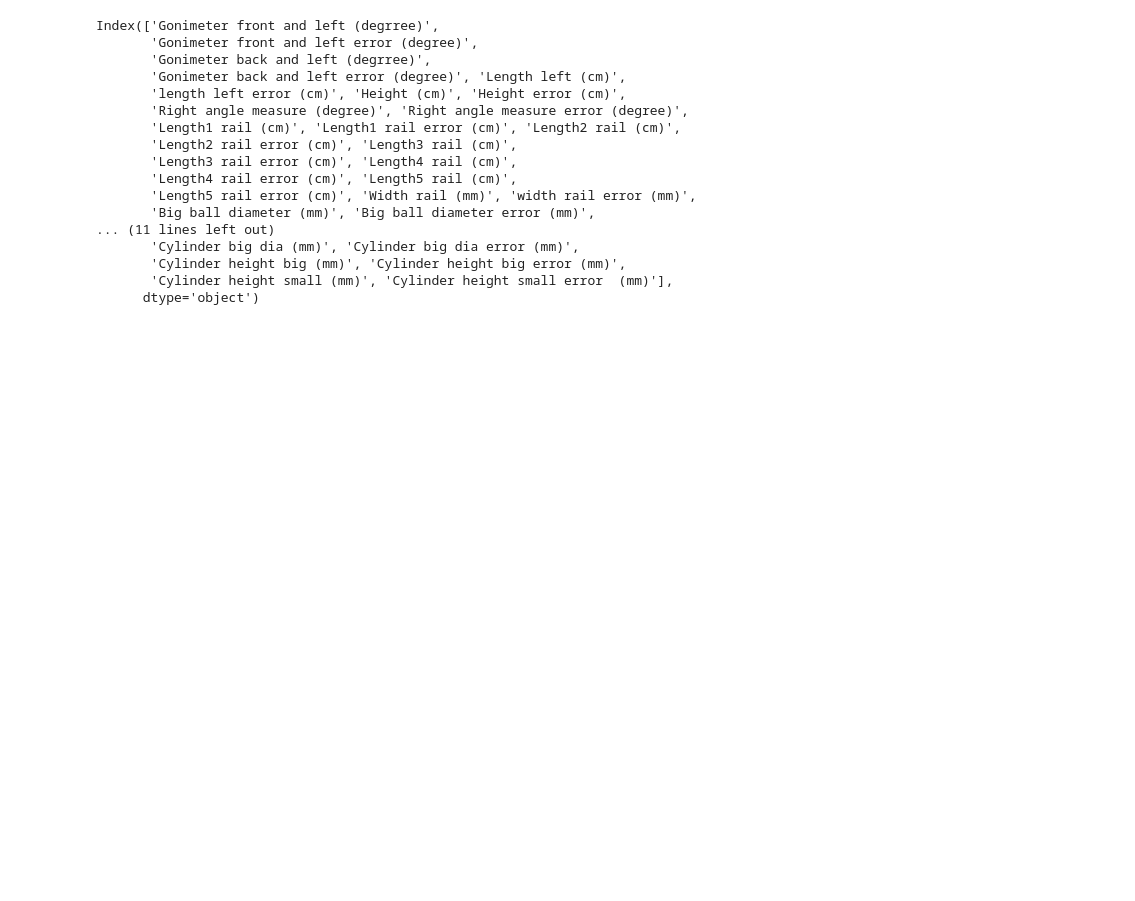
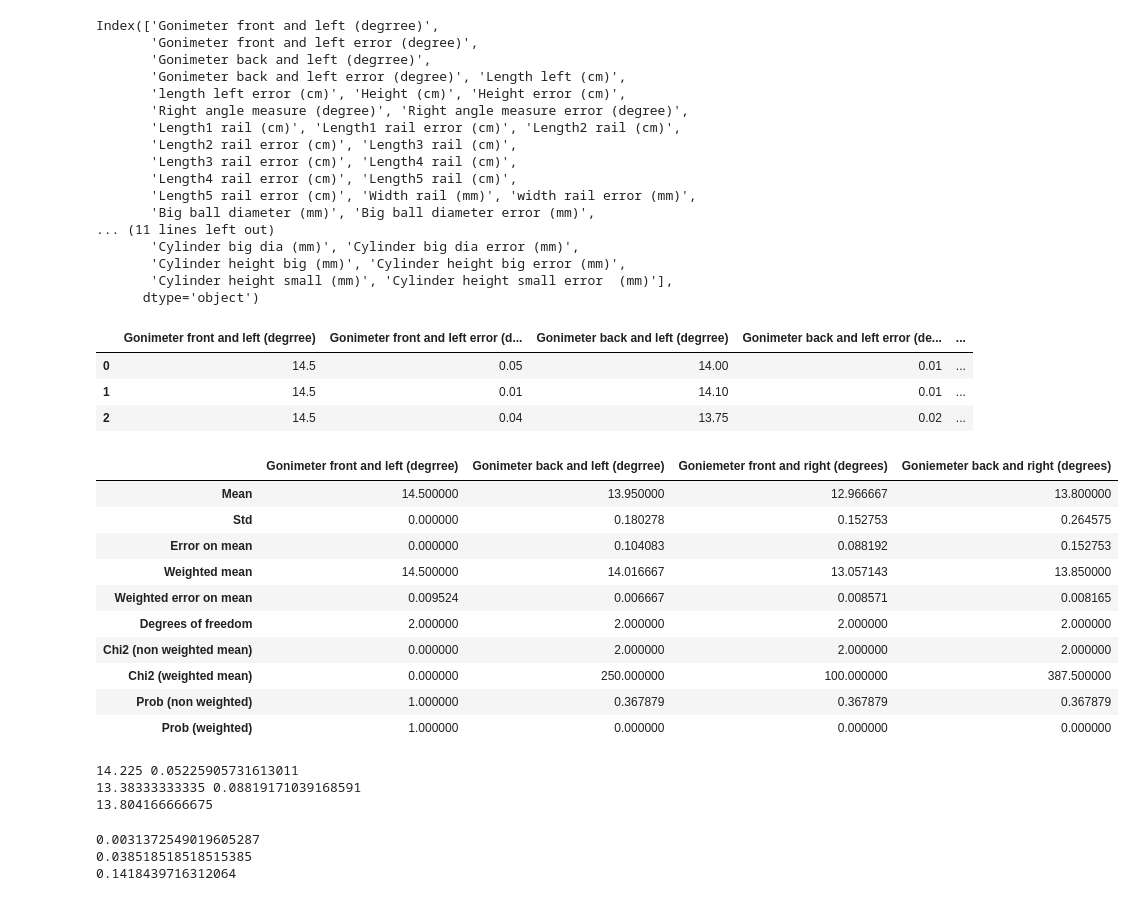
Before and after one commit to PhilKofoed/AppStat2022, a Jupyter notebook: Philip/Ballonincline/Balloninclineclac.ipynb, the cells around one changed output. Drawn from its saved outputs; the diff is of its cells as text; code cells hidden in the pictures; blank space fills up the shorter version.

Commit message:
Done ball analysis

```diff
--- a/Philip/Ballonincline/Balloninclineclac.ipynb
+++ b/Philip/Ballonincline/Balloninclineclac.ipynb
@@ -370,17 +357,88 @@ Index(['Gonimeter front and left (degrree)',
        'Cylinder height big (mm)', 'Cylinder height big error (mm)',
        'Cylinder height small (mm)', 'Cylinder height small error  (mm)'],
       dtype='object')
+# %%
+def convert_to_stat(dataframe):
+    '''
+    Dataframe need to be ordered so the data is immediately followed but the error
+    Will return a new dataframe
+    '''
+    def get_stats(data, error):
+        mean = np.mean(data)
+        std = np.std(data, ddof = 1)
+        errorm = std / np.sqrt(len(data))
+        wmean = weighted_mean(data, error)
+        werrorm = weighted_error_on_mean(error)
+        Ndof = len(data) - 1
+        chi2 = Chi2(data, [std for i in error], mean)
+        wchi2 = Chi2(data, error, wmean)
+        prob_fit = stats.chi2.sf(chi2, Ndof)
+        wprob_fit = stats.chi2.sf(wchi2, Ndof)
+        return np.array([mean, std, errorm, wmean, werrorm, Ndof, chi2, wchi2, prob_fit, wprob_fit])
+    voi = np.array(["Mean", "Std", "Error on mean", "Weighted mean", "Weighted error on mean", "Degrees of freedom",
+                    "Chi2 (non weighted mean)", "Chi2 (weighted mean)", "Prob (non weighted)", "Prob (weighted)"])
+    valuemask = np.arange(0, len(dataframe.columns), 2)
+    errormask = np.arange(1, len(dataframe.columns), 2)
+    new_df = pd.DataFrame()
+    for (name, values), (_, errors) in zip(dataframe.iloc[:, valuemask].iteritems(), dataframe.iloc[:, errormask].iteritems()):
+        new_df[name] = get_stats(values, errors)
+    new_df = new_df.set_index(voi)
+    new_df = new_df.round(10)
+    return new_df
+
+gondf = tableparams.filter(regex = "Gon", axis = 1)
+display(gondf)
+gon_statdf = convert_to_stat(gondf)
+display(gon_statdf)
+# %% [output]
+|  | Gonimeter front and left (degrree) | Gonimeter front and left error (d... | Gonimeter back and left (degrree) | Gonimeter back and left error (de... | ... |
+| 0 | 14.5 | 0.05 | 14.00 | 0.01 | ... |
+| 1 | 14.5 | 0.01 | 14.10 | 0.01 | ... |
+| 2 | 14.5 | 0.04 | 13.75 | 0.02 | ... |
+|  | Gonimeter front and left (degrree) | Gonimeter back and left (degrree) | Goniemeter front and right (degrees) | Goniemeter back and right (degrees) |
+| Mean | 14.500000 | 13.950000 | 12.966667 | 13.800000 |
+| Std | 0.000000 | 0.180278 | 0.152753 | 0.264575 |
+| Error on mean | 0.000000 | 0.104083 | 0.088192 | 0.152753 |
+| Weighted mean | 14.500000 | 14.016667 | 13.057143 | 13.850000 |
+| Weighted error on mean | 0.009524 | 0.006667 | 0.008571 | 0.008165 |
+| Degrees of freedom | 2.000000 | 2.000000 | 2.000000 | 2.000000 |
+| Chi2 (non weighted mean) | 0.000000 | 2.000000 | 2.000000 | 2.000000 |
+| Chi2 (weighted mean) | 0.000000 | 250.000000 | 100.000000 | 387.500000 |
+| Prob (non weighted) | 1.000000 | 0.367879 | 0.367879 | 0.367879 |
+| Prob (weighted) | 1.000000 | 0.000000 | 0.000000 | 0.000000 |
+# %%
+theta = (gon_statdf["Gonimeter front and left (degrree)"]["Weighted mean"] + gon_statdf["Gonimeter back and left (degrree)"]["Mean"])/2
+sigmatheta = np.sqrt(1/2**2 * gon_statdf["Gonimeter front and left (degrree)"]["Weighted error on mean"]**2
+                     + 1/2**2 * gon_statdf["Gonimeter back and left (degrree)"]["Error on mean"]**2)
+print(theta, sigmatheta)
+theta_t = (gon_statdf["Goniemeter front and right (degrees)"]["Mean"] + gon_statdf["Goniemeter back and right (degrees)"]["Mean"])/2
+sigmatheta_t = np.sqrt(1/2**2 * gon_statdf["Goniemeter front and right (degrees)"]["Error on mean"]**2
+                     + 1/2**2 * gon_statdf["Goniemeter back and right (degrees)"]["Error on mean"]**2)
+print(theta_t, sigmatheta_t)
+print(np.mean([theta, theta_t]))
+theta, sigmatheta, theta_t, sigmatheta_t = np.array([theta, sigmatheta, theta_t, sigmatheta_t]) * np.pi/180
+# %% [output]
+14.225 0.05225905731613011
+13.38333333335 0.08819171039168591
+13.804166666675
 # %%
-theta = 14.24982 * np.pi/180
-sigmatheta = 0.07014 * np.pi/180
-theta_t = 13.17067 * np.pi/180
-sigmatheta_t = 0.07628 * np.pi/180
+
+
+
+
 d_big = weighted_mean(tableparams['Big ball diameter (mm)']/1000, tableparams['Big ball diameter error (mm)']/1000)
 d_big_sigma = weighted_error_on_mean(tableparams['Big ball diameter error (mm)']/1000)
+print(Chi2(tableparams['Big ball diameter (mm)']/1000, tableparams['Big ball diameter error (mm)']/1000, d_big))
 d_small = weighted_mean(tableparams['Small ball diameter (mm)']/1000, tableparams['Small ball diameter error (mm)']/1000)
 d_small_sigma = weighted_error_on_mean(tableparams['Small ball diameter error (mm)']/1000)
+print(Chi2(tableparams['Small ball diameter (mm)']/1000, tableparams['Small ball diameter error (mm)']/1000, d_small))
 d_rail = weighted_mean(tableparams['Width rail (mm)']/1000, tableparams['width rail error (mm)']/1000)
 d_rail_sigma = weighted_error_on_mean(tableparams['width rail error (mm)']/1000)
+print(Chi2(tableparams['Width rail (mm)']/1000, tableparams['width rail error (mm)']/1000, d_rail))
+# %% [output]
+0.0031372549019605287
+0.038518518518515385
+0.1418439716312064
 # %%
 def error_on_g(a, sigmaa, theta, sigmatheta, d_ball, sigmad_ball, d_rail, sigmad_rail):
     asym = Symbol("a")
```
Also changed, not shown: parts of 8 cells of this notebook, 1 other file.
